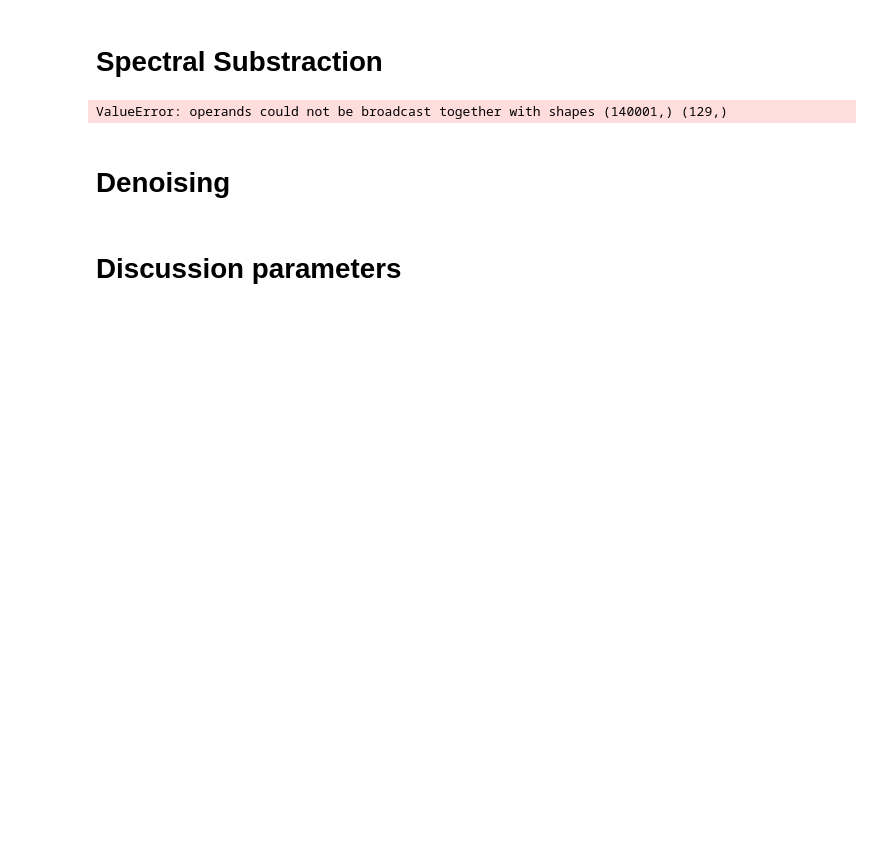
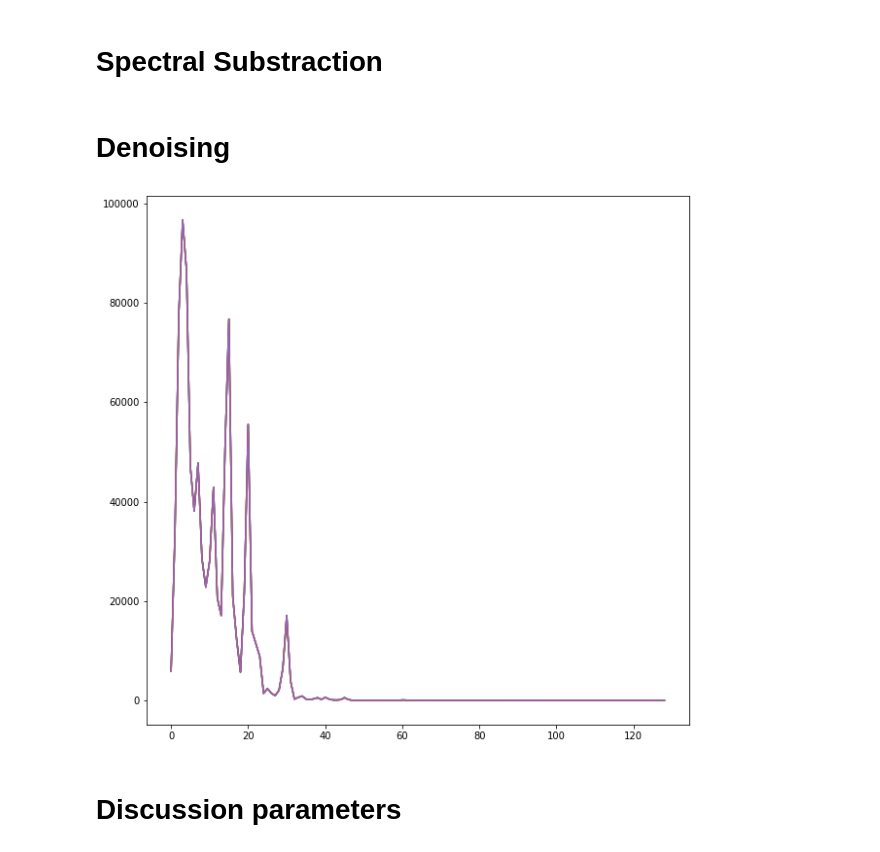
Before and after one commit to lyshuga/Signal_processing, a Jupyter notebook: Time-Frecuency-Wavelet/TimeFrecuency.ipynb, the cells around one changed output. Saved outputs shown, nothing was run; the diff lists cells and outputs as text; code cells hidden in the pictures; blank space fills up the shorter version.

```diff
--- a/Time-Frecuency-Wavelet/TimeFrecuency.ipynb
+++ b/Time-Frecuency-Wavelet/TimeFrecuency.ipynb
@@ -38,17 +38,18 @@ beta: beta for formula, parameter we will discuss
 gamma: gamma for formula, parameter we will discuss
 '''
 
-def spectral_substraction(noisy_signal,lbda,power_density_spectrum,alpha,beta,gamma):
+def spectral_substraction(noisy_signal,power_density_spectrum,lbda,alpha,beta,gamma):
     nsa=np.abs(noisy_signal)**alpha
     pdsa=np.abs(power_density_spectrum)**alpha
     lbdaa=lbda**alpha
+    prod=lbdaa*pdsa
 
-    if(nsa>lbdaa*pdsa):
+    if(all(nsa>prod)):
         up=lbdaa*pdsa
         down=nsa
-        return noisey_signal*(1-(up/down))
+        return noisy_signal*(1-(up/down))
     else:
-        return (gamma*(noisy_signal/np.abs(noisy_signal))*np.abs(power_density_spectrum))
+        return ((gamma*noisy_signal)/(gamma*np.abs(noisy_signal))*np.abs(power_density_spectrum))
 # %% [markdown]
 # Data
 # %%
@@ -74,12 +75,15 @@ for std in stds:
 # %% [markdown]
 # Spectral Substraction
 # %%
+denoised_signals=[]
 for data_music_noise in noisy_musics:
     f_stft,t,Zxx=stft(data_music_noise) #Do inverse transform
     f, P_den = welch(data_music_noise, samplerate_music) #Get spectral density
 
-    denoised_signal=spectral_substraction(data_music_noise,1,P_den,2,0.5,0.0001)
+    #MMMMMMMMMM
+    f_stft+=0.000001
+
+    denoised_signal=spectral_substraction(f_stft,P_den,1,2,0.5,0.00001)
+    denoised_signals.append(denoised_signal)
-# %% [output]
-ValueError: operands could not be broadcast together with shapes (140001,) (129,)
 # %% [markdown]
 # Denoising
@@ -88,3 +90,11 @@ ValueError: operands could not be broadcast together with shapes (140001,) (129,
+# %%
+plt.figure(figsize=(10,10))
+for denoised_signal in denoised_signals:
+    plt.plot(denoised_signal)
+
+plt.show()
+# %% [output]
+[figure, added]
 # %% [markdown]
 # Discussion parameters
 # %% [markdown]
```
Also changed, not shown: parts of 2 cells of this notebook.
